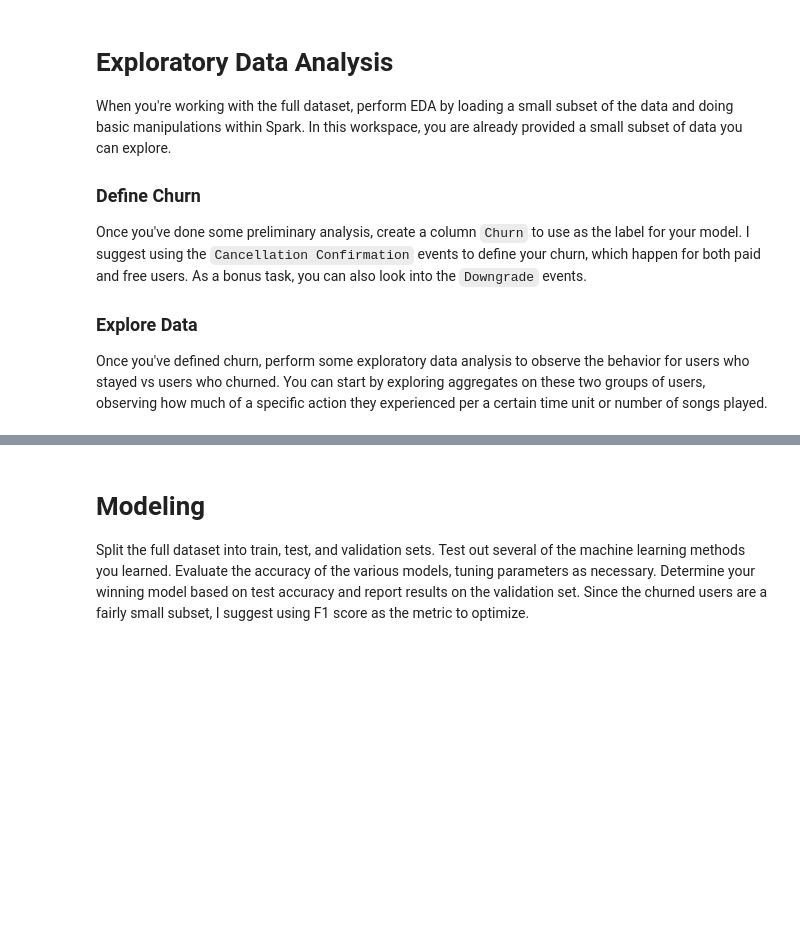
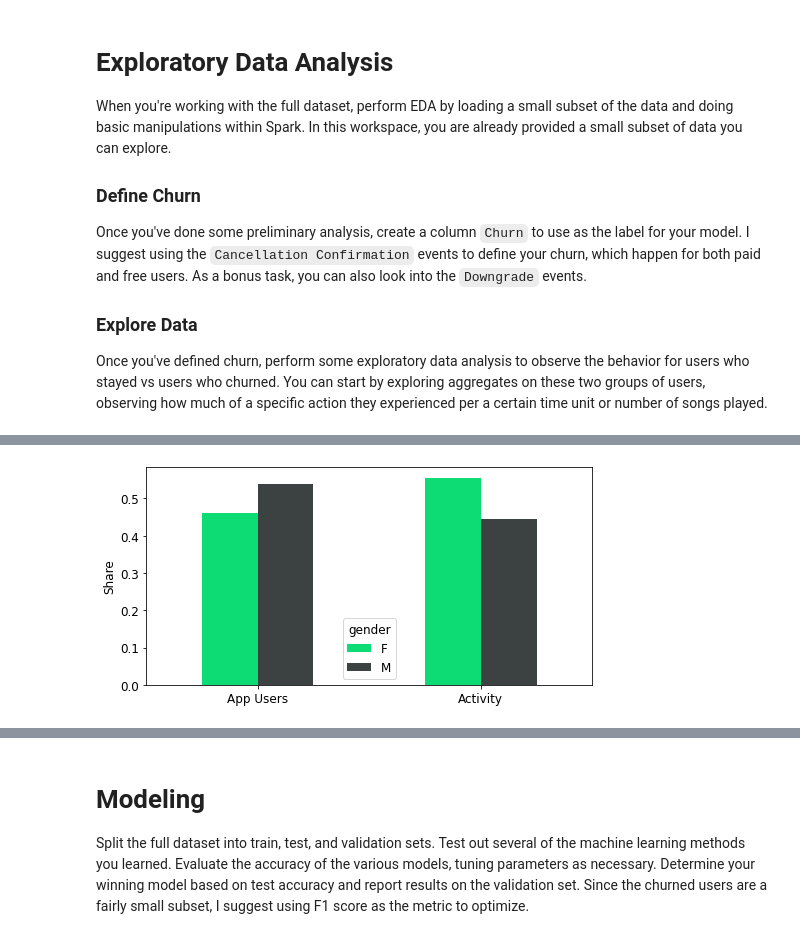
Before and after one commit to isakkabir/isakkabir-Customer-Churn-Prediction-Music-Streaming, a Jupyter notebook: Sparkify.ipynb, the cells around one changed output, grey strips where cells are left out. Cells and saved outputs as stored; diff of their text form; code cells hidden in the pictures; blank space fills up the shorter version.

Commit message:
Upload data and performed exploratory analysis

```diff
--- a/Sparkify.ipynb
+++ b/Sparkify.ipynb
@@ -8,2 +30,6 @@ You can follow the steps below to guide your data analysis and model building po
 # %%
 # create a Spark session
+spark = SparkSession \
+.builder \
+.appName('CustomerChurn') \
+.getOrCreate()
@@ -10,6 +51,9 @@ You can follow the steps below to guide your data analysis and model building po
 # %% [markdown]
 # Load and Clean Dataset
 In this workspace, the mini-dataset file is `mini_sparkify_event_data.json`. Load and clean the dataset, checking for invalid or missing data - for example, records without userids or sessionids.
+# %%
+path = "mini_sparkify_event_data.json"
+df = spark.read.json(path)
 # %% [markdown]
 # Exploratory Data Analysis
 When you're working with the full dataset, perform EDA by loading a small subset of the data and doing basic manipulations within Spark. In this workspace, you are already provided a small subset of data you can explore.
@@ -22,0 +172,8 @@ Once you've defined churn, perform some exploratory data analysis to observe the
+# %%
+# Based on the analysis performed it seems that the maximum time between two consecutive logs that still belong to
+# the same sesssion is one hour. In the provided dataset the maximum interval is 3310 seconds which is around 55 minutes.
+windowsession = Window.partitionBy(['userId','sessionId']).orderBy('ts')
+
+df = df.withColumn("previousts", lag(df.ts).over(windowsession))
+df = df.withColumn("diff", (df.ts - df.previousts)/1000)
+df.where(df.userId != "").agg(Fmax(col('diff'))).show()
@@ -22,0 +319,27 @@ Once you've defined churn, perform some exploratory data analysis to observe the
+# %%
+#App users dataset
+gender_dist = df.select(['userId','gender']).where(df.userId != "").dropDuplicates(['userId']).groupby('gender').count().toPandas()
+gender_dist_rel = (gender_dist.set_index('gender') / sum(gender_dist['count']))
+
+#Activity dataset
+gender_dist_logs = df.where(df.userId != "").groupby('gender').count().toPandas()
+gender_dist_logs_rel = (gender_dist_logs.set_index('gender') / sum(gender_dist_logs['count']))
+# %%
+comparison = gender_dist_rel.merge(gender_dist_logs_rel, on='gender')
+comparison.columns = ['App Users', 'Activity']
+
+# Define plotting parameters
+plt.rcParams['figure.figsize'] = (8,4)
+plt.rcParams.update({'font.size': 12})
+
+# Define colors to use throughout this notebook
+colors = ["tealish green", "charcoal grey"]
+palette = sns.xkcd_palette(colors)
+color1 = palette[0]
+color2 = palette[1]
+
+# Plot
+comparison.transpose().plot.bar(rot = 0, color = [color1, color2]);
+plt.ylabel('Share');
+# %% [output]
+[figure, added]
```
Also changed, not shown: parts of 34 cells of this notebook.
